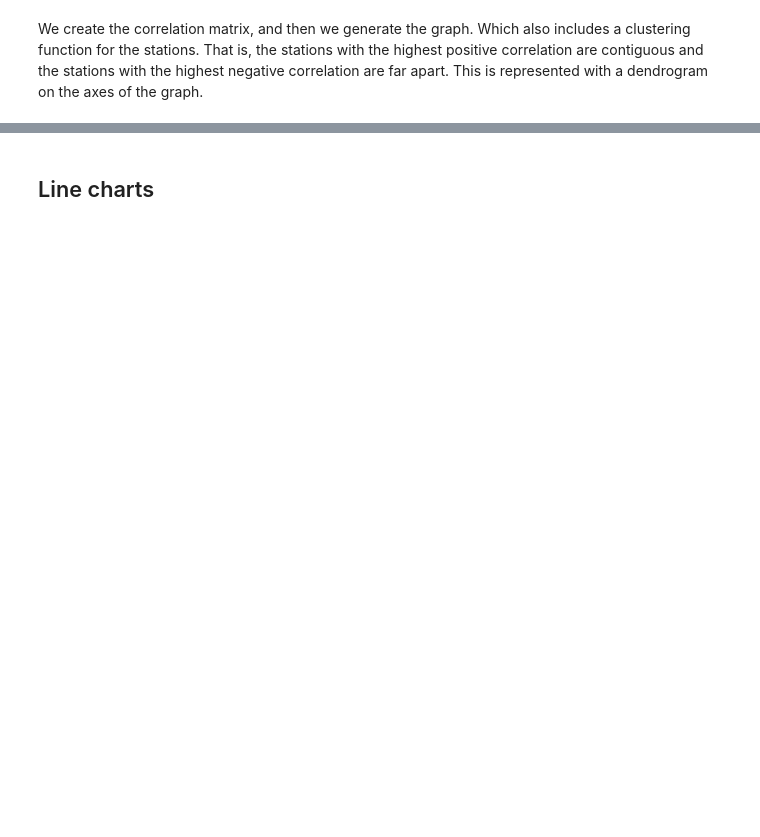
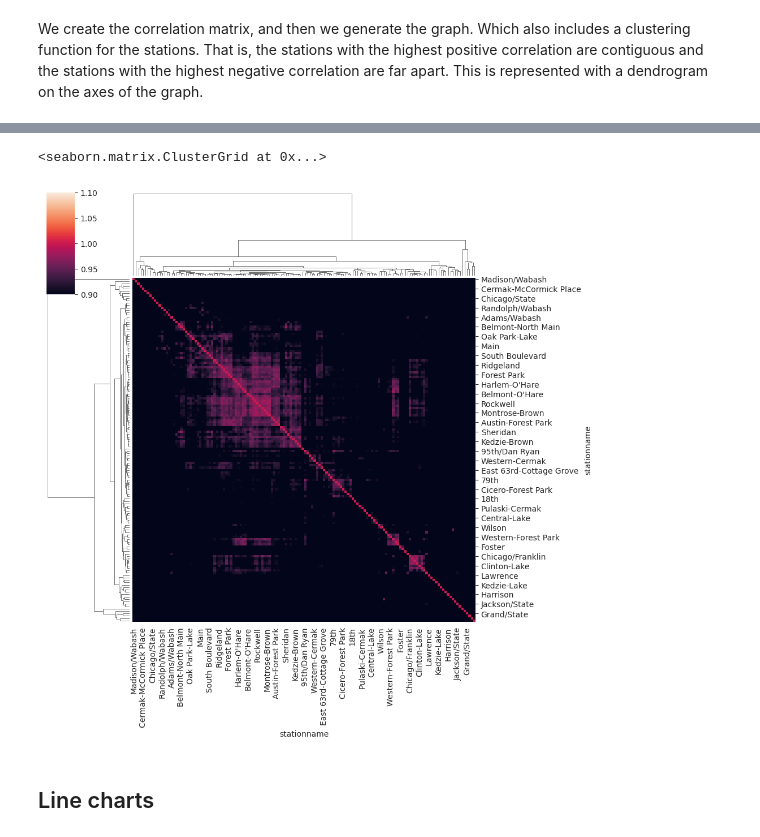
Before and after one commit to jimmynkim/DAEM, a Jupyter notebook: DAEM23_04.ipynb, the cells around one changed output, grey strips where cells are left out. Cells and saved outputs as stored; diff of their text form; code cells hidden in the pictures; blank space fills up the shorter version.

```diff
--- a/DAEM23_04.ipynb
+++ b/DAEM23_04.ipynb
@@ -519,2 +788,7 @@ corr_matrix.loc['Harlem-Lake','Quincy/Wells']
+# %%
+sns.clustermap(corr_matrix, vmin=1, vmax=1)
+# %% [output]
+<seaborn.matrix.ClusterGrid at 0x...>
+[figure, added]
 # %% [markdown]
 ## Line charts
```
Also changed, not shown: parts of 51 cells of this notebook.
